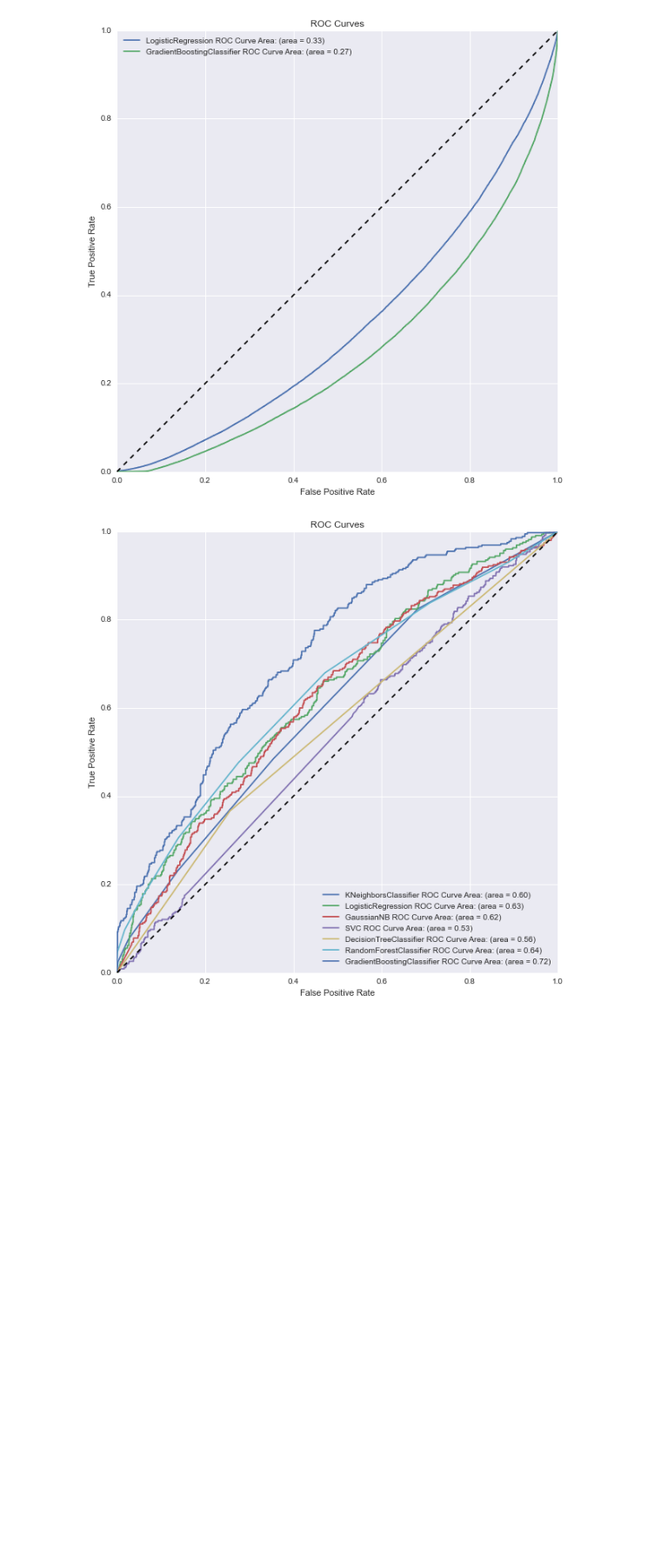
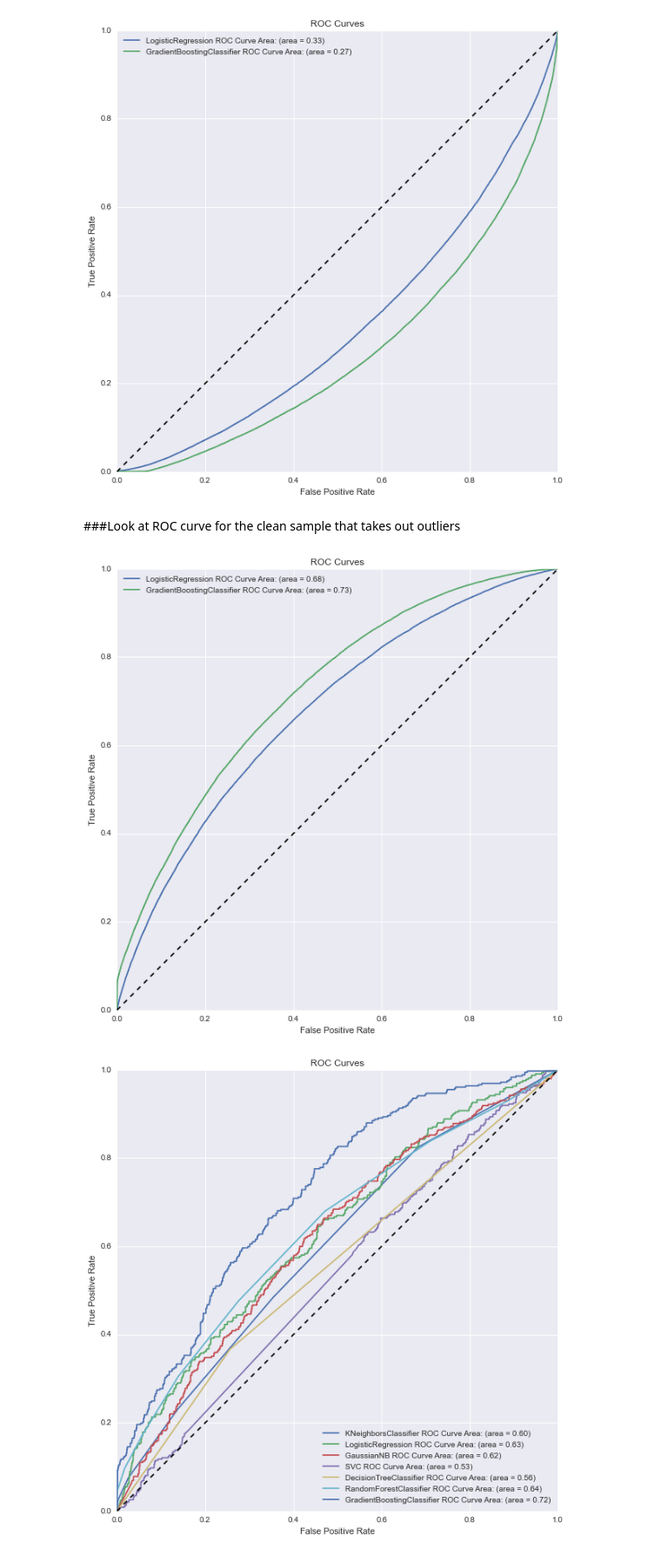
Before and after one commit to LylePayne/DonorsChooseAnalysis, a Jupyter notebook: KojakDonorsChoosePredictionAnalysis3.ipynb, the cells around one changed output. Shown at 87% size. Cells and saved outputs as stored; diff of their text form; code cells hidden in the pictures; blank space fills up the shorter version.

```diff
--- a/KojakDonorsChoosePredictionAnalysis3.ipynb
+++ b/KojakDonorsChoosePredictionAnalysis3.ipynb
@@ -552,3 +743,11 @@ Dumped!
+# %%
+y_df = small_sample["funded"]
+
+catlist = Updated_AGAIN_feature_list_8[1:]
+x_df = pd.DataFrame()
+x_df = small_sample[catlist]
+
+model.predict_proba(x_df)
 # %% [markdown]
 ####Using Grid Search to optimize the classifiers
 # %%
@@ -557,9 +756,9 @@ from sklearn.cross_validation import train_test_split
 from sklearn.grid_search import GridSearchCV
 
 ##Create a dataframe with only the features we want to look at
-new_df = dummy_sample[feature_list_8]
+new_df = dummy_df_10[Updated_AGAIN_feature_list_8]
 new_df = new_df.dropna()
-cat_list = feature_list_8[1:]
+cat_list = Updated_AGAIN_feature_list_8[1:]
 x_df = new_df[cat_list]
 
 y = np.asarray(new_df.funded)
@@ -577,7 +776,7 @@ param_grid = {'learning_rate': [0.02, 0.01, 0.005],
               }
 est = GradientBoostingClassifier()
 
-grid_search_cv = GridSearchCV(est, param_grid).fit(xtrain, ytrain)
+grid_search_cv = GridSearchCV(est, param_grid, n_jobs=4).fit(xtrain, ytrain)
 
 grid_search_cv.best_params_
 # %% [output]
@@ -780,6 +995,12 @@ roc_function(dummy_df_10, feature_list_10_dict, estlist4)
 roc_function(dummy_df_10, feature_list_10_dict, estlist4, pos_label=1)
 # %% [output]
 [figure]
+# %% [markdown]
+###Look at ROC curve for the clean sample that takes out outliers
+# %%
+roc_function(newer_dummy_df, feature_list_10_dict, estlist4)
+# %% [output]
+[figure, added]
 # %%
 roc_function(dummy_sample, category_dict_6, estlist)
 # %% [output]
```
Also changed, not shown: parts of 30 cells of this notebook, 1 other file.
